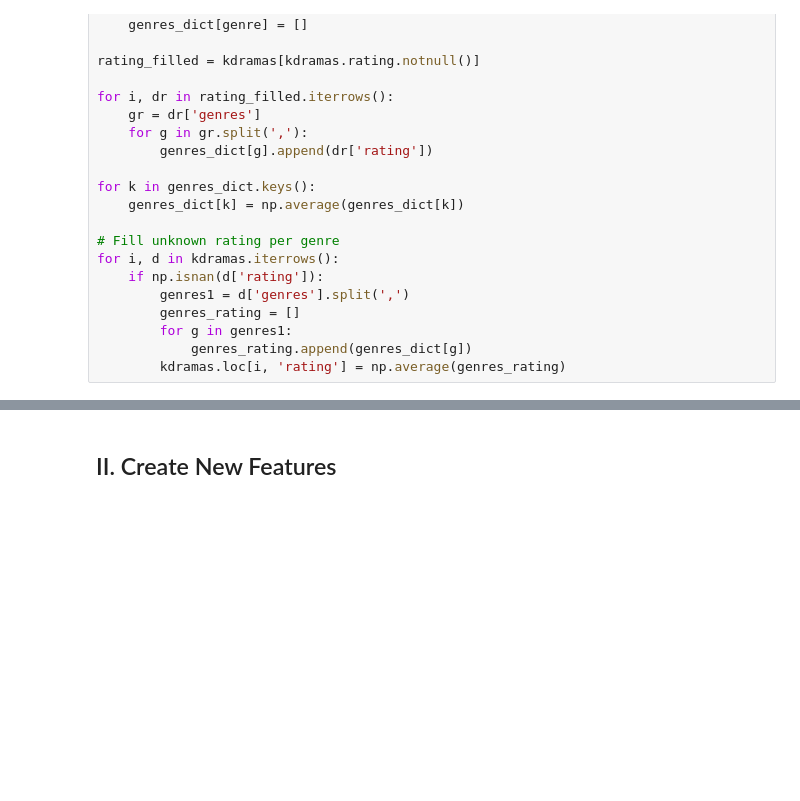
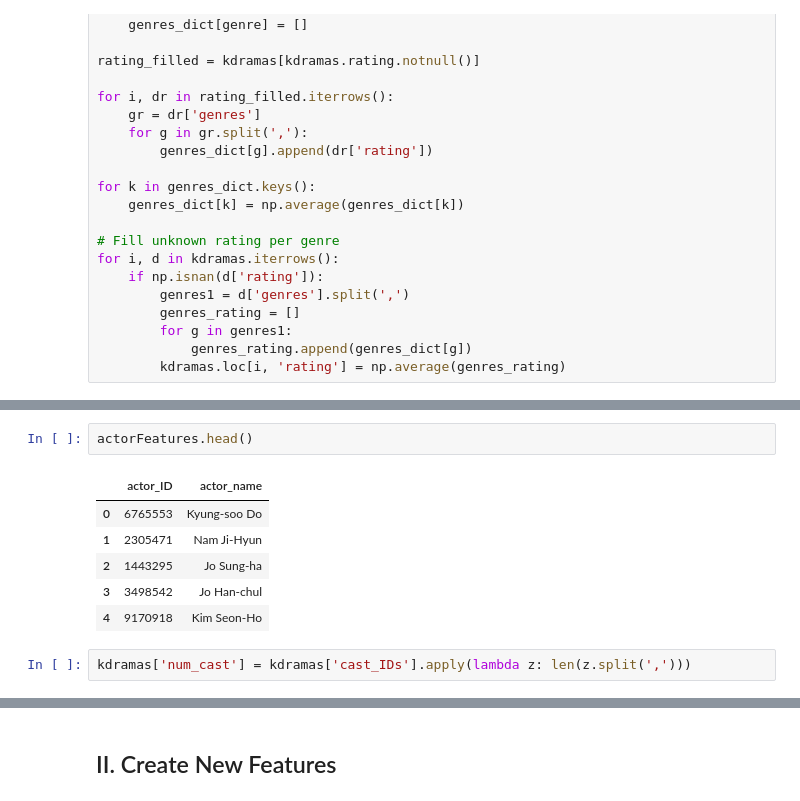
Before and after one commit to intandeay/K-Actors, a Jupyter notebook: [K-Actors] C. Recheck, Features & Execution.ipynb, the cells around one changed output, grey strips where cells are left out. Saved outputs shown, nothing was run; the diff lists cells and outputs as text; blank space fills up the shorter version.

```diff
--- a/[K-Actors] C. Recheck, Features & Execution.ipynb
+++ b/[K-Actors] C. Recheck, Features & Execution.ipynb
@@ -161,0 +162,11 @@ kdramas.shape
+# %%
+actorFeatures.head()
+# %% [output]
+|  | actor_ID | actor_name |
+| 0 | 6765553 | Kyung-soo Do |
+| 1 | 2305471 | Nam Ji-Hyun |
+| 2 | 1443295 | Jo Sung-ha |
+| 3 | 3498542 | Jo Han-chul |
+| 4 | 9170918 | Kim Seon-Ho |
+# %%
+kdramas['num_cast'] = kdramas['cast_IDs'].apply(lambda z: len(z.split(',')))
```
Also changed, not shown: parts of 16 cells of this notebook.
